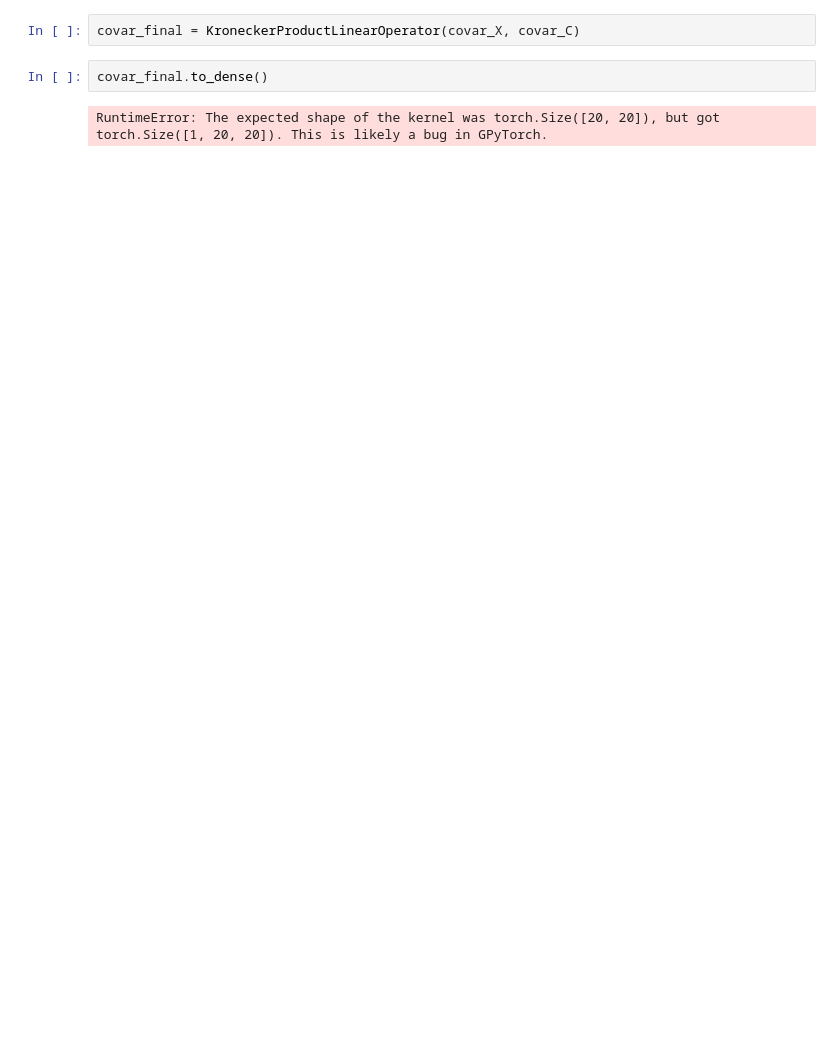
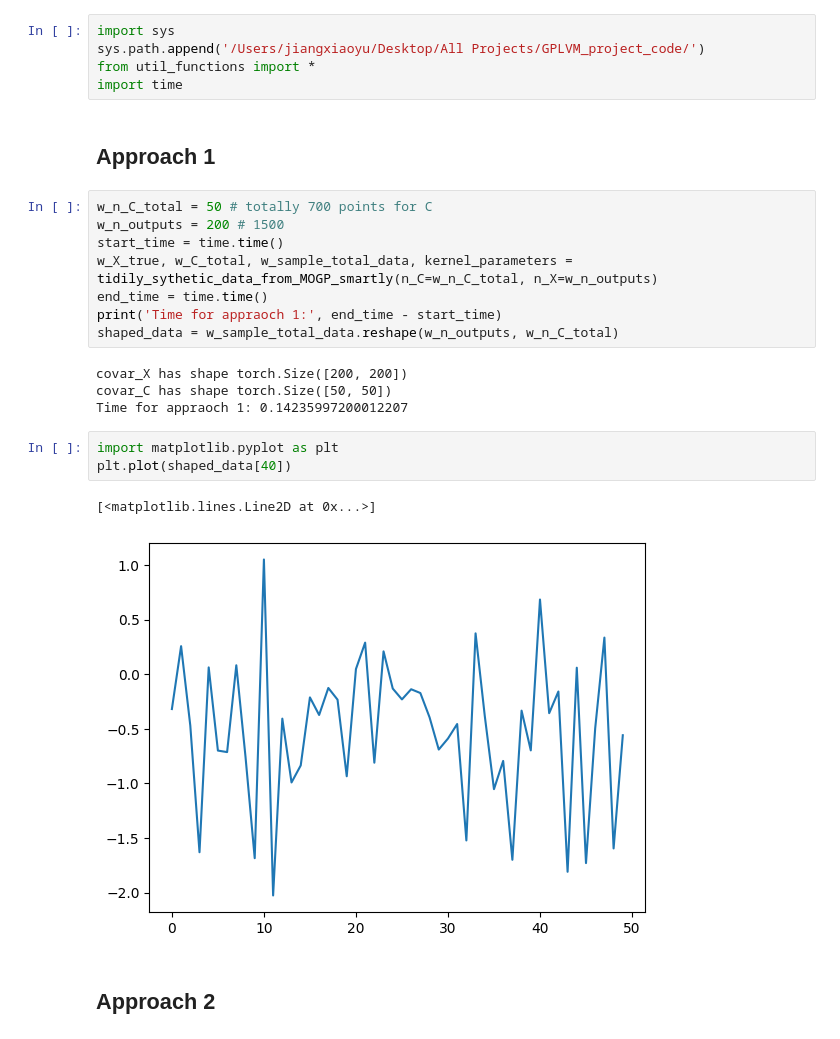
Before and after one commit to XiaoyuJiang17/ScalableLVMOGP, a Jupyter notebook: others/test_somethings.ipynb, the cells around one changed output. Saved outputs shown, nothing was run; the diff lists cells and outputs as text; blank space fills up the shorter version.

```diff
--- a/others/test_somethings.ipynb
+++ b/others/test_somethings.ipynb
@@ -35,6 +1,27 @@ torch.Size([50, 50])
-# %%
-covar_final = KroneckerProductLinearOperator(covar_X, covar_C)
-# %%
-covar_final.to_dense()
-# %% [output]
-RuntimeError: The expected shape of the kernel was torch.Size([20, 20]), but got torch.Size([1, 20, 20]). This is likely a bug in GPyTorch.
+# %%
+import sys
+sys.path.append('/Users/jiangxiaoyu/Desktop/All Projects/GPLVM_project_code/')
+from util_functions import *
+import time
+# %% [markdown]
+## Approach 1
+# %%
+w_n_C_total = 50 # totally 700 points for C
+w_n_outputs = 200 # 1500
+start_time = time.time()
+w_X_true, w_C_total, w_sample_total_data, kernel_parameters = tidily_sythetic_data_from_MOGP_smartly(n_C=w_n_C_total, n_X=w_n_outputs)
+end_time = time.time()
+print('Time for appraoch 1:', end_time - start_time)
+shaped_data = w_sample_total_data.reshape(w_n_outputs, w_n_C_total)
+# %% [output]
+covar_X has shape torch.Size([200, 200])
+covar_C has shape torch.Size([50, 50])
+Time for appraoch 1: 0.14235997200012207
+# %%
+import matplotlib.pyplot as plt
+plt.plot(shaped_data[40])
+# %% [output]
+[<matplotlib.lines.Line2D at 0x...>]
+[figure, added]
+# %% [markdown]
+## Approach 2
```
Also changed, not shown: parts of 5 cells of this notebook, 2 other files.
